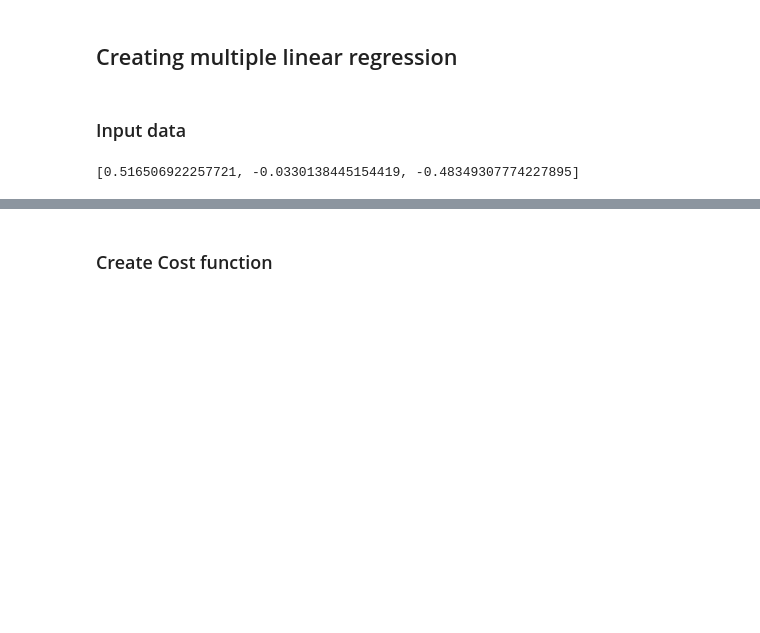
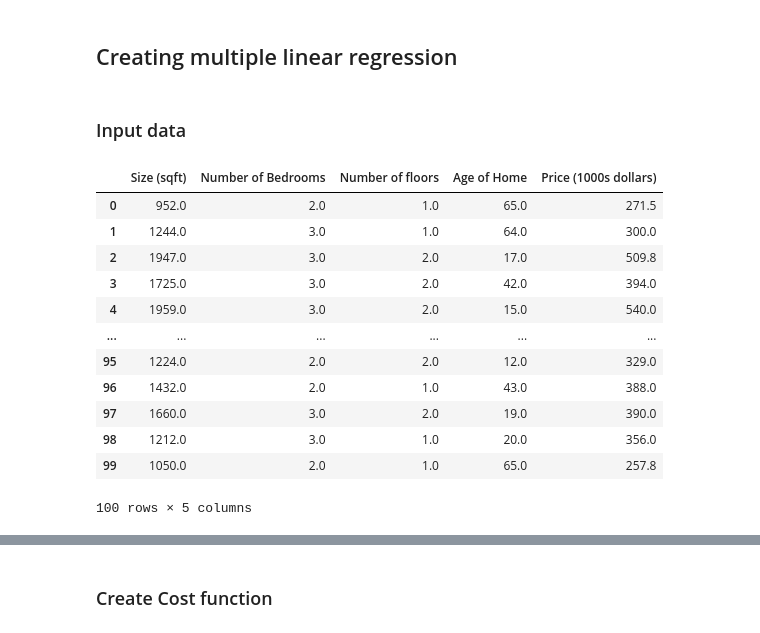
Before and after one commit to Abhinavsharmarj/machine-learning, a Jupyter notebook: multiple-linear-regression-normalization.ipynb, the cells around one changed output, grey strips where cells are left out. Drawn from its saved outputs; the diff is of its cells as text; code cells hidden in the pictures; blank space fills up the shorter version.

```diff
--- a/multiple-linear-regression-normalization.ipynb
+++ b/multiple-linear-regression-normalization.ipynb
@@ -22,4 +10,17 @@ def normalize(x):
-# %%
-normalize([x[0] for x in X_train])
-# %% [output]
-[0.516506922257721, -0.0330138445154419, -0.48349307774227895]
+# %%
+data = pd.read_csv('houses.txt', header = None, names=['Size (sqft)','Number of Bedrooms','Number of floors','Age of Home','Price (1000s dollars)'])
+data
+# %% [output]
+|  | Size (sqft) | Number of Bedrooms | Number of floors | Age of Home | Price (1000s dollars) |
+| 0 | 952.0 | 2.0 | 1.0 | 65.0 | 271.5 |
+| 1 | 1244.0 | 3.0 | 1.0 | 64.0 | 300.0 |
+| 2 | 1947.0 | 3.0 | 2.0 | 17.0 | 509.8 |
+| 3 | 1725.0 | 3.0 | 2.0 | 42.0 | 394.0 |
+| 4 | 1959.0 | 3.0 | 2.0 | 15.0 | 540.0 |
+| ... | ... | ... | ... | ... | ... |
+| 95 | 1224.0 | 2.0 | 2.0 | 12.0 | 329.0 |
+| 96 | 1432.0 | 2.0 | 1.0 | 43.0 | 388.0 |
+| 97 | 1660.0 | 3.0 | 2.0 | 19.0 | 390.0 |
+| 98 | 1212.0 | 3.0 | 1.0 | 20.0 | 356.0 |
+| 99 | 1050.0 | 2.0 | 1.0 | 65.0 | 257.8 |
+100 rows × 5 columns
```
Also changed, not shown: parts of 14 cells of this notebook, 1 other file.
